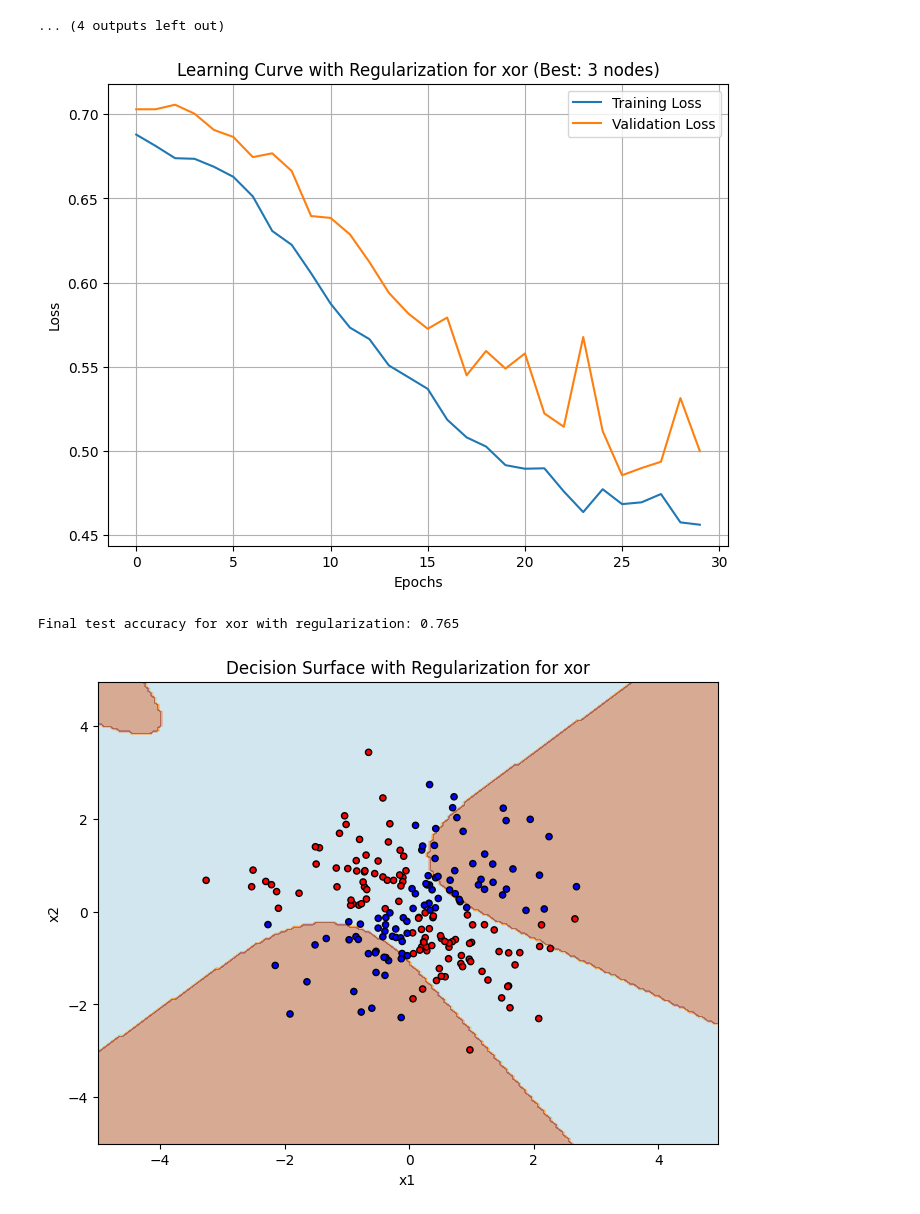
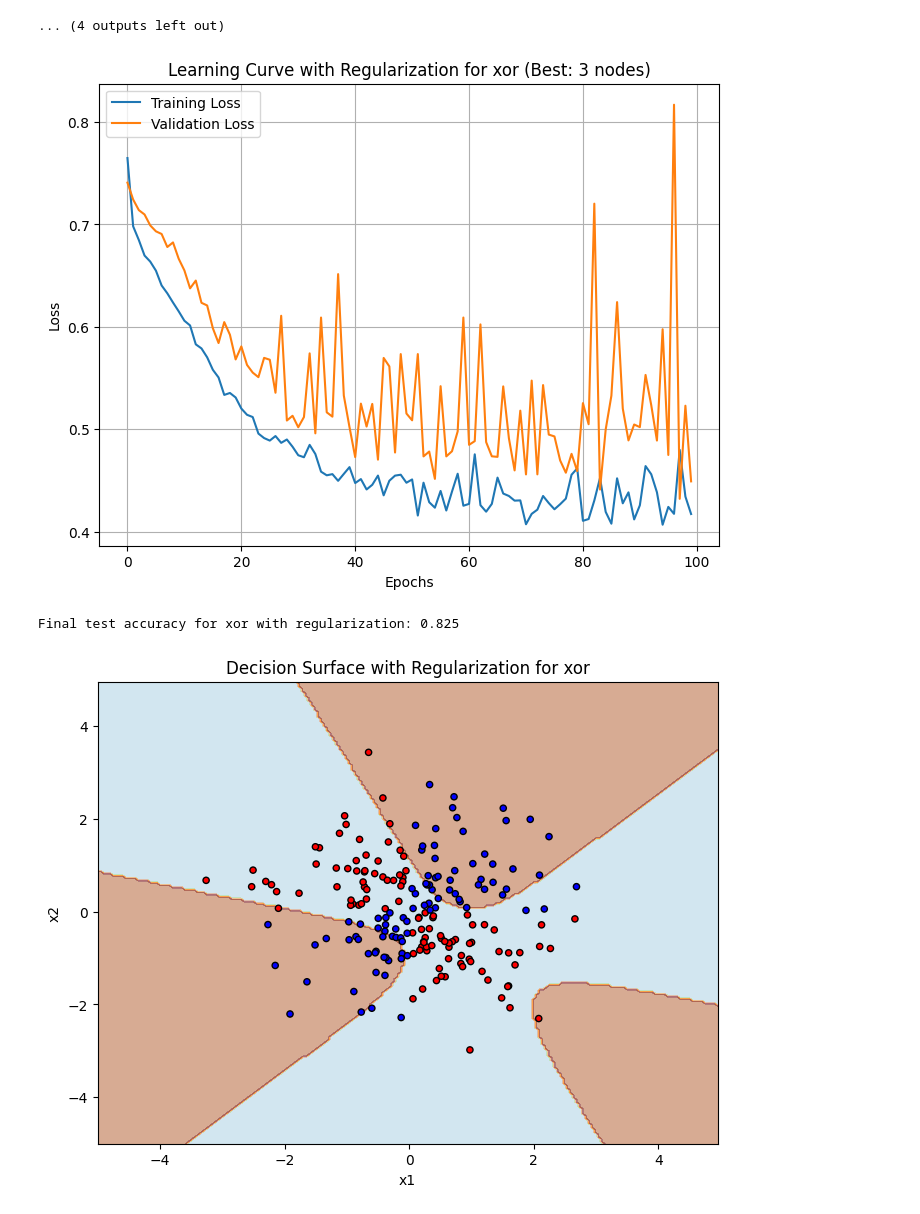
Before and after one commit to mubolin2001/Machine_learning_HW3, a Jupyter notebook: example.ipynb, the cells around one changed output. Drawn from its saved outputs; the diff is of its cells as text; code cells hidden in the pictures.

Commit message:
changed epoch size

```diff
--- a/example.ipynb
+++ b/example.ipynb
@@ -433,7 +433,7 @@ def load_data(name):
 # Hyperparameters and configurations
 print(" Pytorch Implementation with MCE: ")
 nodes_options = [2, 3, 5, 7, 9]
-epochs = 30
+epochs = 100
 learning_rate = 0.01
 dataset_names = ["xor", "center_surround", "two_gaussians", "spiral"]
 print(f"hyperparameters: \n epochs: {epochs} \n learning_rate: {learning_rate} \n batch size: 16")
@@ -534,7 +534,7 @@ def evaluate_model_MSE(model, data_loader):
     return correct / total
 
 nodes_options = [2, 3, 5, 7, 9]
-epochs = 30
+epochs = 100
 learning_rate = 0.01
 dataset_names = ["xor", "center_surround", "two_gaussians", "spiral"]
 print(f"hyperparameters: \n epochs: {epochs} \n learning_rate: {learning_rate} \n batch size: 16")
@@ -1043,40 +1043,40 @@ def evaluate_model(model, data_loader):
 lambda_norm = 0.01
 lambda_orth = 0.01
 learning_rate = 0.2
-epochs = 30
+epochs = 100
 dataset_names = ["xor"]
 nodes_options = [3]
 
 for name in dataset_names:
     train_loader, val_loader, test_loader = load_data(name)
     best_accuracy = 0
     best_model = None
     best_train_loss, best_val_loss = None, None
     for node in nodes_options:
         # two weights and 1 bias
         ffnn = FFNN(3, node, 2, nn.Tanh())
         criterion = nn.CrossEntropyLoss()
         # use Stochastic Gradient Descent as my optimizer
         optimizer = optim.SGD(ffnn.parameters(), lr=learning_rate)
         # get the list of train loss, validation loss for each epoch
         train_loss, val_loss = train_model_with_regularization(ffnn, train_loader, val_loader, criterion, optimizer, epochs, lambda_norm, lambda_orth)
         # get accuracy of model
         accuracy = evaluate_model(ffnn, test_loader)
         # find best accuracy and other variables
         if accuracy > best_accuracy:
             best_accuracy = accuracy
             best_model = ffnn
             best_train_loss, best_val_loss = train_loss, val_loss
 
 plot_learning_curves(best_train_loss, best_val_loss, f"Learning Curve with Regularization for {name} (Best: {node} nodes)")
 print(f"Final test accuracy for {name} with regularization: {best_accuracy}")
 
 # Plot the decision surface regularization
 x_test, y_test, _ = read_data(name, 'test')
 y_test = y_test.squeeze()
 x_test = x_test[:, 1:]
 plot_best_decision_surface(best_model, x_test, y_test, title=f"Decision Surface with Regularization for {name}")
 # %% [output]
-[figure, old version]
+[figure, new version]
-Final test accuracy for xor with regularization: 0.765
+Final test accuracy for xor with regularization: 0.825
-[figure, old version]
+[figure, new version]
```
